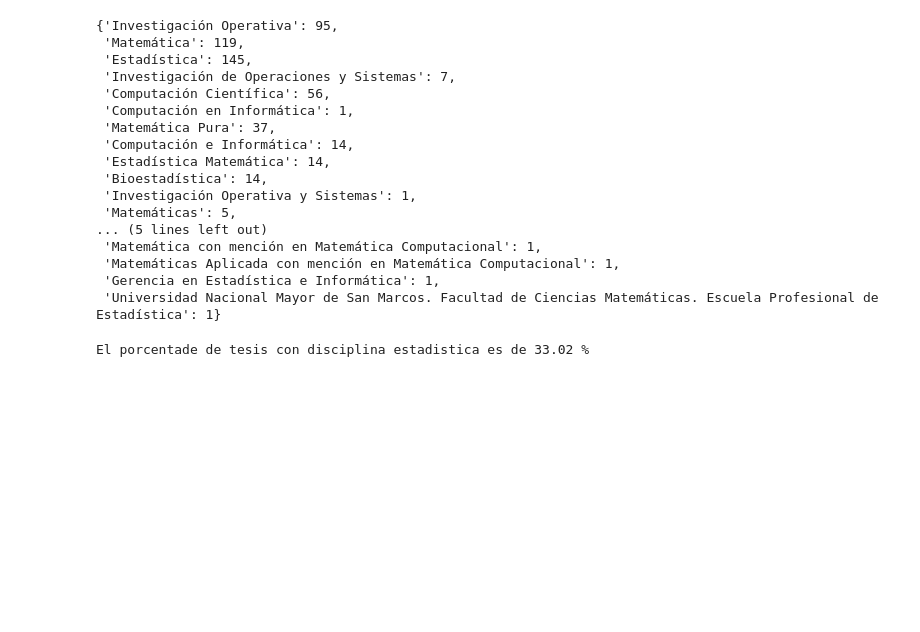
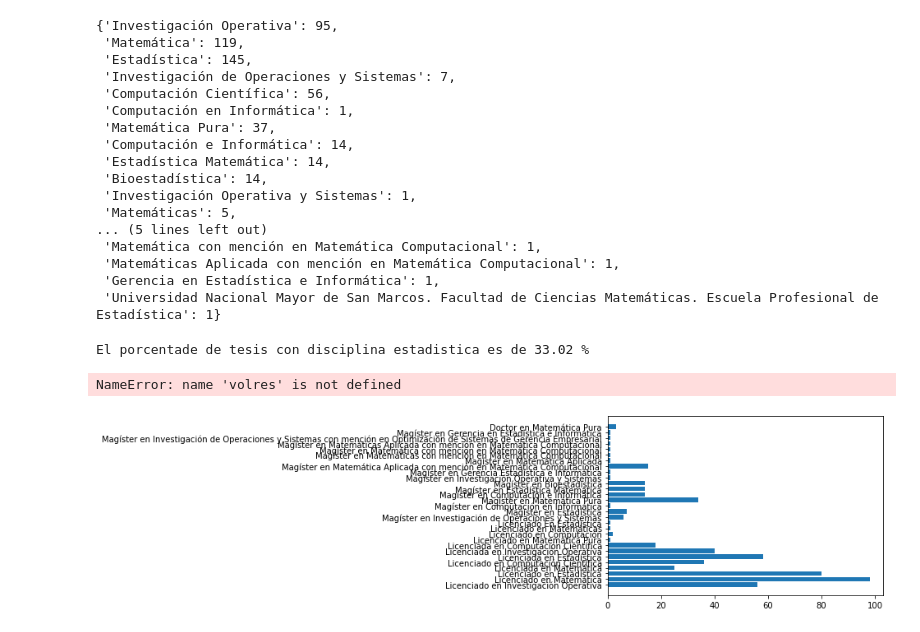
Before and after one commit to Geraldine-Geronimo/LP2_TRABAJO_FINAL, a Jupyter notebook: UNMSM.ipynb, the cells around one changed output. Cells and saved outputs as stored; diff of their text form; code cells hidden in the pictures; blank space fills up the shorter version.

```diff
--- a/UNMSM.ipynb
+++ b/UNMSM.ipynb
@@ -425,3 +425,17 @@ proporcion = (suma /sum(tesis.values())) * 100
 print("El porcentade de tesis con disciplina estadistica es de", round(proporcion,2) , "%")
 # %% [output]
 El porcentade de tesis con disciplina estadistica es de 33.02 %
+# %%
+import matplotlib.pyplot as plt
+
+# Crear una lista con las claves del diccionario
+titulos = list(tesis.keys())
+
+# Crear una lista con los valores del diccionario
+valores = list(tesis.values())
+
+# Crear el gráfico
+plt.bar(volres, titulos)
+plt.show()
+# %% [output]
+NameError: name 'volres' is not defined
@@ -427,0 +466,24 @@ El porcentade de tesis con disciplina estadistica es de 33.02 %
+# %%
+import matplotlib.pyplot as plt
+
+# Crear tres listas con las claves de cada diccionario
+titulos_licenciados = list(licenciados.keys())
+titulos_maestrias = list(maestrias.keys())
+titulos_doctorados = list(doctorados.keys())
+
+# Crear tres listas con los valores de cada diccionario
+valores_licenciados = list(licenciados.values())
+valores_maestrias = list(maestrias.values())
+valores_doctorados = list(doctorados.values())
+
+# Crear una lista con todos los títulos
+titulos = titulos_licenciados + titulos_maestrias + titulos_doctorados
+
+# Crear una lista con todos los valores
+valores = valores_licenciados + valores_maestrias + valores_doctorados
+
+# Crear el gráfico
+plt.barh(titulos, valores)
+plt.show()
+# %% [output]
+[figure, added]
```
Also changed, not shown: parts of 1 cell of this notebook.
